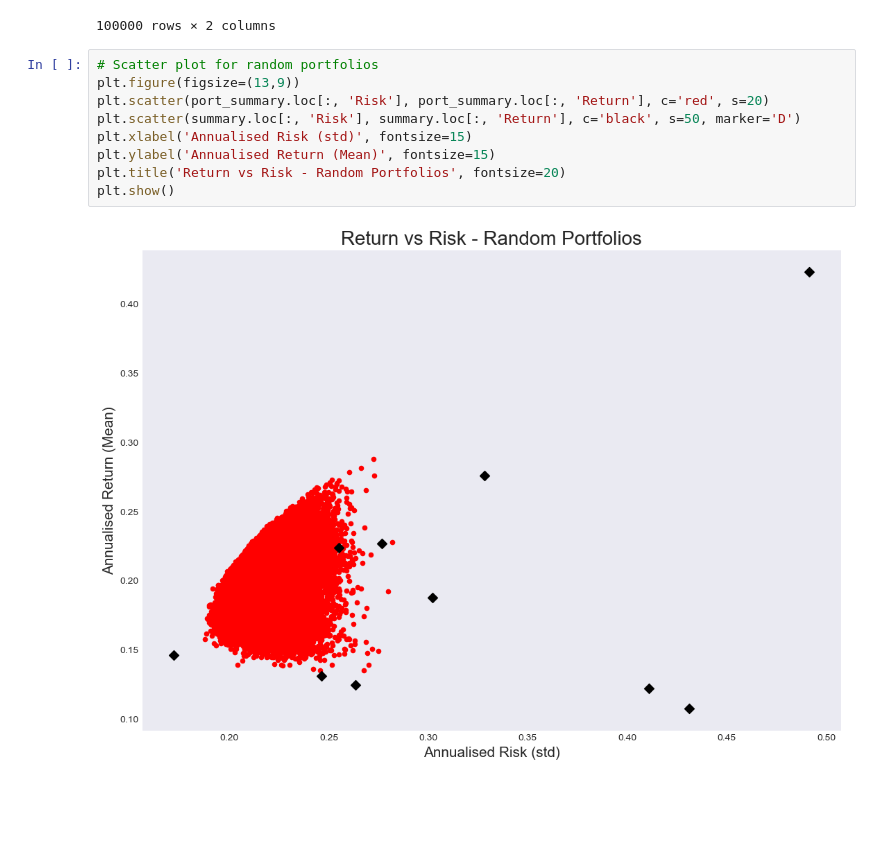
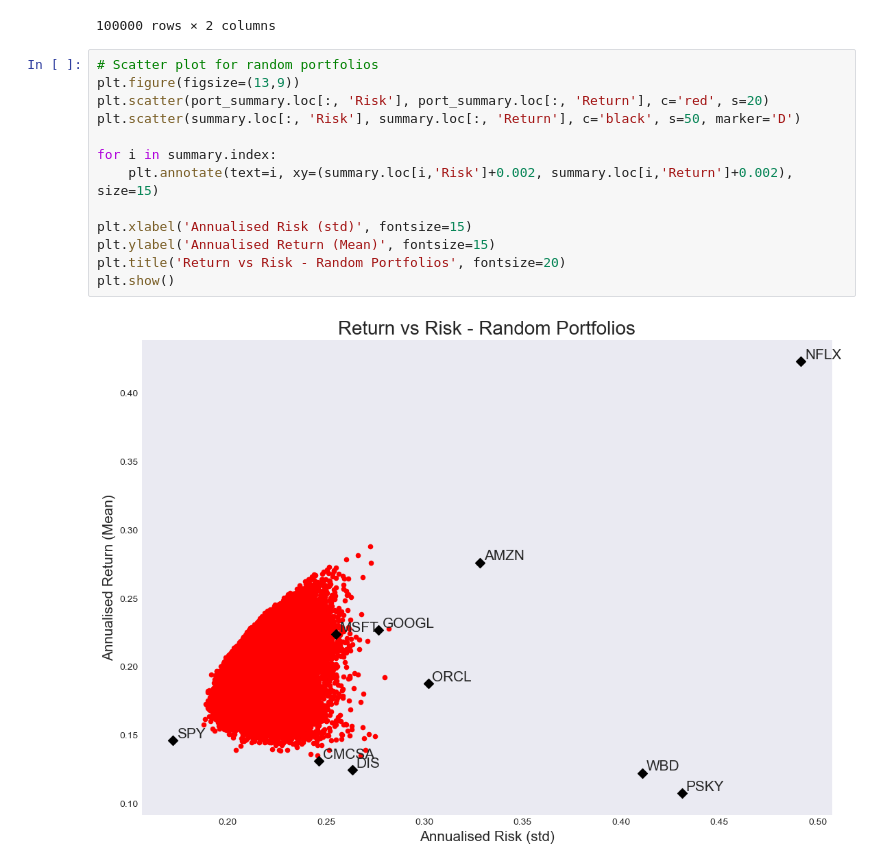
Before and after one commit to epifeni/BusinessFinanceAi, a Jupyter notebook: Finance_PSKY/NB_PSKY_PortfolioAnalysis.ipynb, the cells around one changed output. Saved outputs shown, nothing was run; the diff lists cells and outputs as text; blank space fills up the shorter version.

Commit message:
portfolio risk

```diff
--- a/Finance_PSKY/NB_PSKY_PortfolioAnalysis.ipynb
+++ b/Finance_PSKY/NB_PSKY_PortfolioAnalysis.ipynb
@@ -495,11 +495,15 @@ port_summary
 # %%
 # Scatter plot for random portfolios
 plt.figure(figsize=(13,9))
 plt.scatter(port_summary.loc[:, 'Risk'], port_summary.loc[:, 'Return'], c='red', s=20)
 plt.scatter(summary.loc[:, 'Risk'], summary.loc[:, 'Return'], c='black', s=50, marker='D')
+
+for i in summary.index:
+    plt.annotate(text=i, xy=(summary.loc[i,'Risk']+0.002, summary.loc[i,'Return']+0.002), size=15)
+
 plt.xlabel('Annualised Risk (std)', fontsize=15)
 plt.ylabel('Annualised Return (Mean)', fontsize=15)
 plt.title('Return vs Risk - Random Portfolios', fontsize=20)
 plt.show()
 # %% [output]
-[figure, old version]
+[figure, new version]
```
Also changed, not shown: parts of 51 cells of this notebook.
